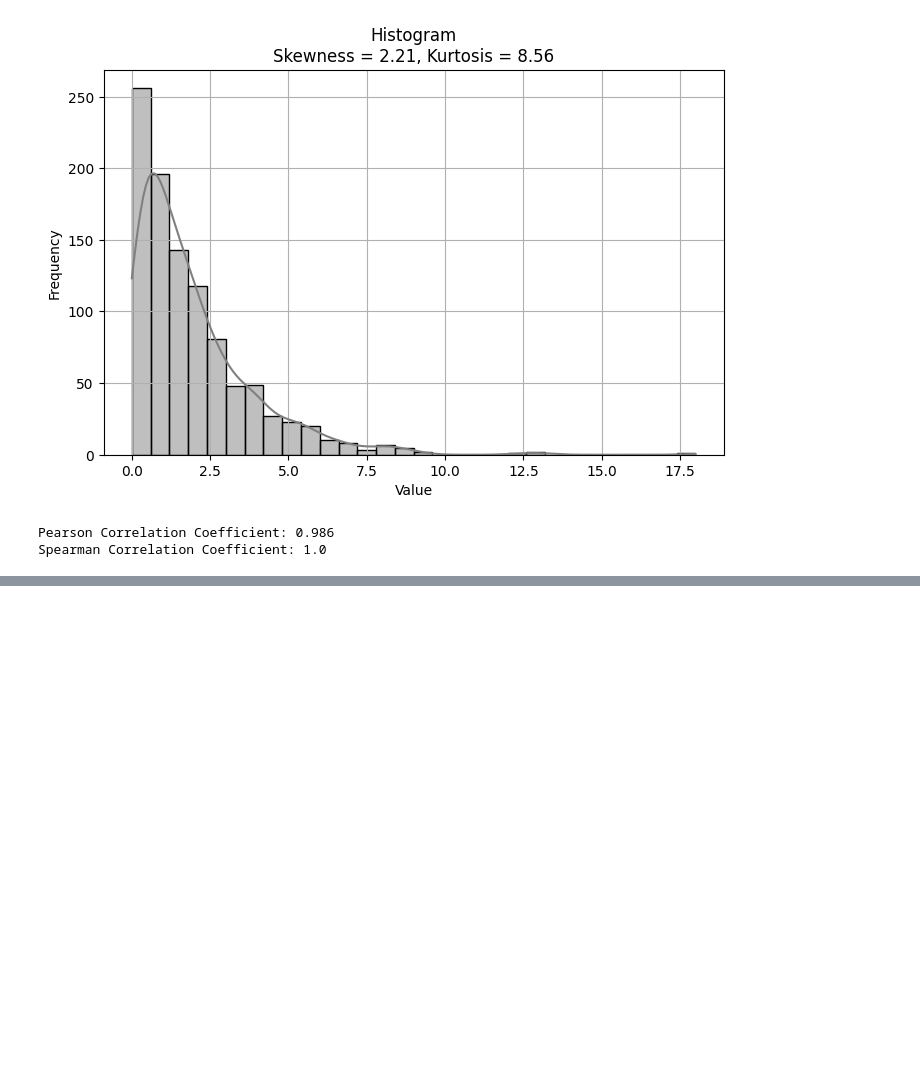
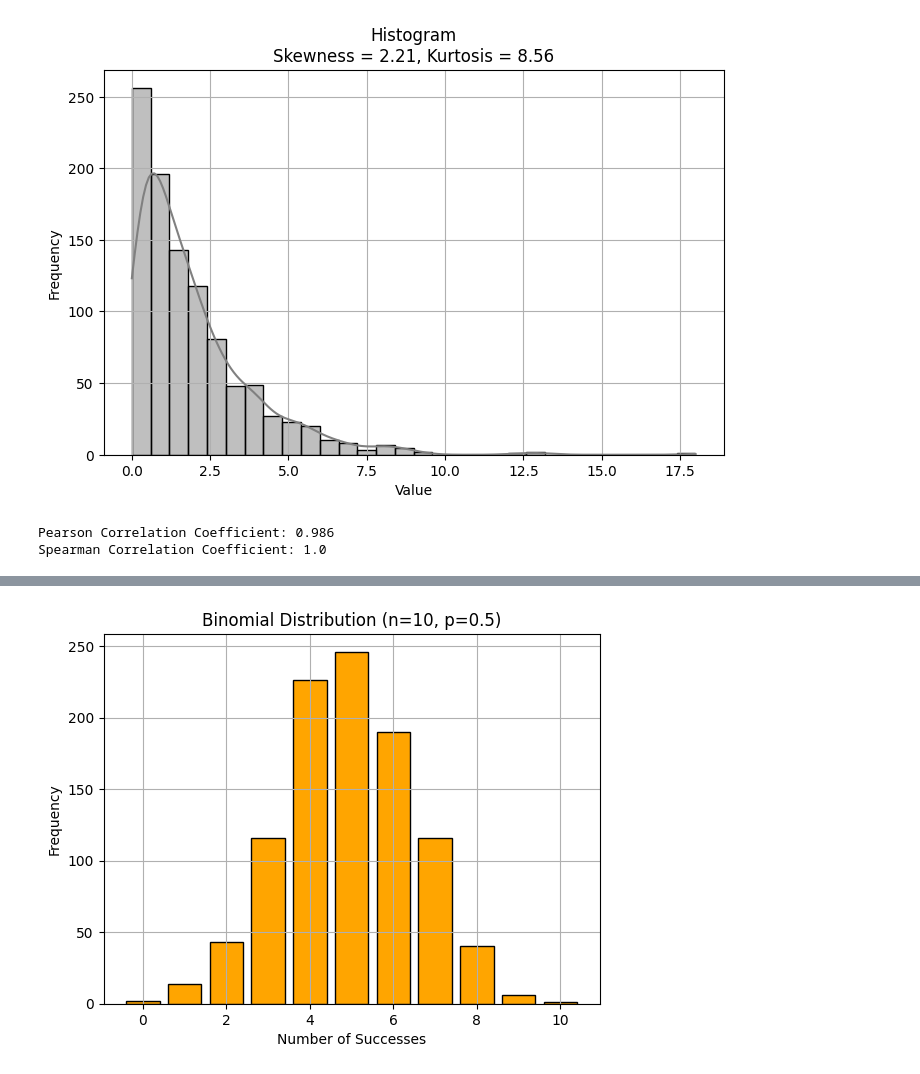
Before and after one commit to Abhish0407/Statistics, a Jupyter notebook: STATS1-ans.ipynb, the cells around one changed output, grey strips where cells are left out. Cells and saved outputs as stored; diff of their text form; code cells hidden in the pictures; blank space fills up the shorter version.

```diff
--- a/STATS1-ans.ipynb
+++ b/STATS1-ans.ipynb
@@ -685,0 +746,22 @@ Spearman Correlation Coefficient: 1.0
+# %%
+# 4] Write a Python script to simulate a binomial distribution with n=10 and p=0.5, then plot its histogram
+import numpy as np
+import matplotlib.pyplot as plt
+
+# Parameters
+n = 10      # number of trials
+p = 0.5     # probability of success
+size = 1000 # number of simulations
+
+# Simulate binomial distribution
+data = np.random.binomial(n, p, size)
+
+# Plot histogram
+plt.hist(data, bins=range(n+2), align='left', rwidth=0.8, color='orange', edgecolor='black')
+plt.title(f'Binomial Distribution (n={n}, p={p})')
+plt.xlabel('Number of Successes')
+plt.ylabel('Frequency')
+plt.grid(True)
+plt.show()
+# %% [output]
+[figure, added]
```
Also changed, not shown: parts of 23 cells of this notebook.
